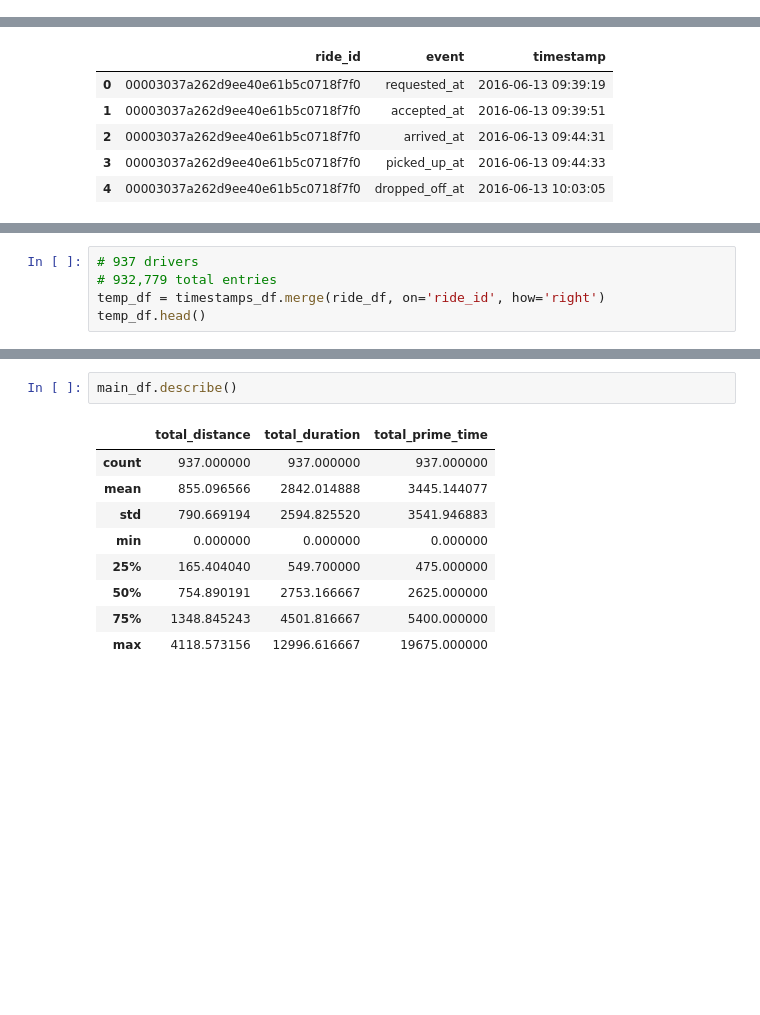
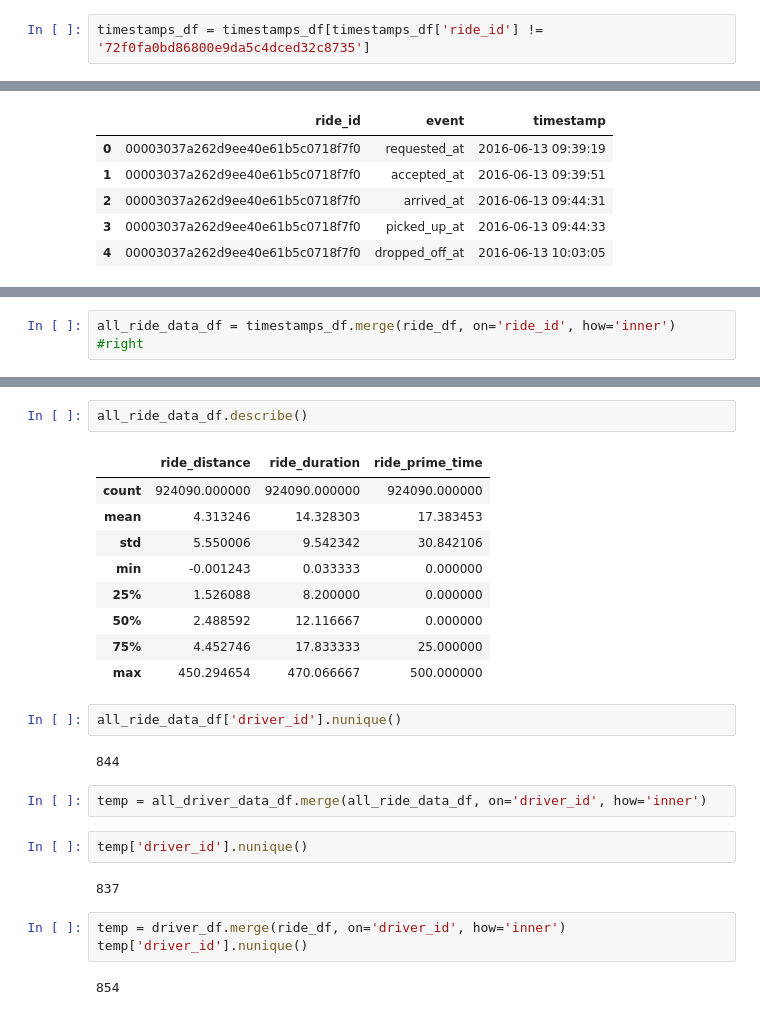
Before and after one commit to AugmentedMode/Lyft-Data-Challenge, a Jupyter notebook: Initial_insights.ipynb, the cells around one changed output, grey strips where cells are left out. Cells and saved outputs as stored; diff of their text form; blank space fills up the shorter version.

Commit message:
temp insights

```diff
--- a/Initial_insights.ipynb
+++ b/Initial_insights.ipynb
@@ -63,3 +68,5 @@ ride_df.head()
+# %%
+timestamps_df = timestamps_df[timestamps_df['ride_id'] != '72f0fa0bd86800e9da5c4dced32c8735']
 # %%
 # 970,405 different entries
 # 194,081 different rides
@@ -74,5 +83,2 @@ timestamps_df.head()
 # %%
-# 937 drivers
-# 932,779 total entries
-temp_df = timestamps_df.merge(ride_df, on='ride_id', how='right')
-temp_df.head()
+all_ride_data_df = timestamps_df.merge(ride_df, on='ride_id', how='inner') #right
@@ -106,12 +212,27 @@ main_df.head()
 # %%
-main_df.describe()
+all_ride_data_df.describe()
 # %% [output]
-|  | total_distance | total_duration | total_prime_time |
-| count | 937.000000 | 937.000000 | 937.000000 |
-| mean | 855.096566 | 2842.014888 | 3445.144077 |
-| std | 790.669194 | 2594.825520 | 3541.946883 |
-| min | 0.000000 | 0.000000 | 0.000000 |
-| 25% | 165.404040 | 549.700000 | 475.000000 |
-| 50% | 754.890191 | 2753.166667 | 2625.000000 |
-| 75% | 1348.845243 | 4501.816667 | 5400.000000 |
-| max | 4118.573156 | 12996.616667 | 19675.000000 |
+|  | ride_distance | ride_duration | ride_prime_time |
+| count | 924090.000000 | 924090.000000 | 924090.000000 |
+| mean | 4.313246 | 14.328303 | 17.383453 |
+| std | 5.550006 | 9.542342 | 30.842106 |
+| min | -0.001243 | 0.033333 | 0.000000 |
+| 25% | 1.526088 | 8.200000 | 0.000000 |
+| 50% | 2.488592 | 12.116667 | 0.000000 |
+| 75% | 4.452746 | 17.833333 | 25.000000 |
+| max | 450.294654 | 470.066667 | 500.000000 |
+# %%
+all_ride_data_df['driver_id'].nunique()
+# %% [output]
+844
+# %%
+temp = all_driver_data_df.merge(all_ride_data_df, on='driver_id', how='inner')
+# %%
+temp['driver_id'].nunique()
+# %% [output]
+837
+# %%
+temp = driver_df.merge(ride_df, on='driver_id', how='inner')
+temp['driver_id'].nunique()
+# %% [output]
+854
```
Also changed, not shown: parts of 15 cells of this notebook.
